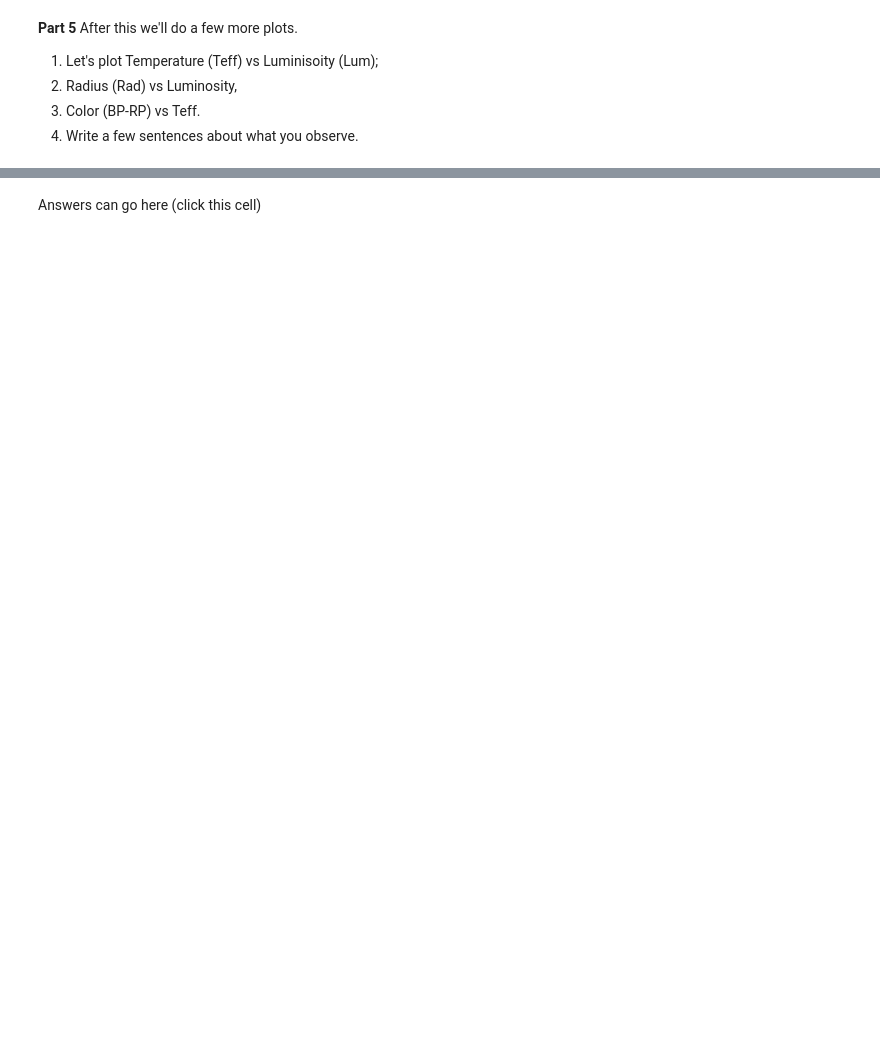
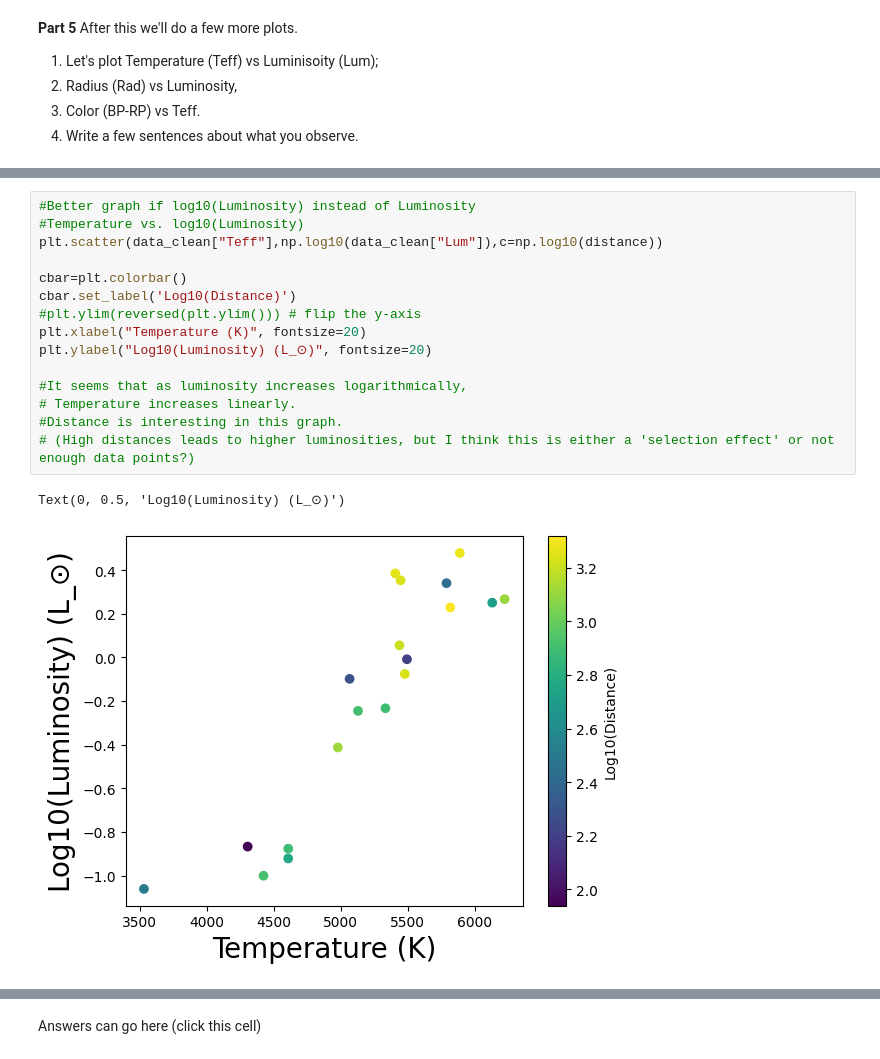
Before and after one commit to mialli963/PHYS3025Work, a Jupyter notebook: PHYS_3025_Activity_1.ipynb, the cells around one changed output, grey strips where cells are left out. Drawn from its saved outputs; the diff is of its cells as text; blank space fills up the shorter version.

```diff
--- a/PHYS_3025_Activity_1.ipynb
+++ b/PHYS_3025_Activity_1.ipynb
@@ -218,0 +420,18 @@ After this we'll do a few more plots.
+# %%
+#Better graph if log10(Luminosity) instead of Luminosity
+#Temperature vs. log10(Luminosity)
+plt.scatter(data_clean["Teff"],np.log10(data_clean["Lum"]),c=np.log10(distance))
+
+cbar=plt.colorbar()
+cbar.set_label('Log10(Distance)')
+#plt.ylim(reversed(plt.ylim())) # flip the y-axis
+plt.xlabel("Temperature (K)", fontsize=20)
+plt.ylabel("Log10(Luminosity) (L_⊙)", fontsize=20)
+
+#It seems that as luminosity increases logarithmically,
+# Temperature increases linearly.
+#Distance is interesting in this graph.
+# (High distances leads to higher luminosities, but I think this is either a 'selection effect' or not enough data points?)
+# %% [output]
+Text(0, 0.5, 'Log10(Luminosity) (L_⊙)')
+[figure, added]
```
Also changed, not shown: parts of 29 cells of this notebook.
